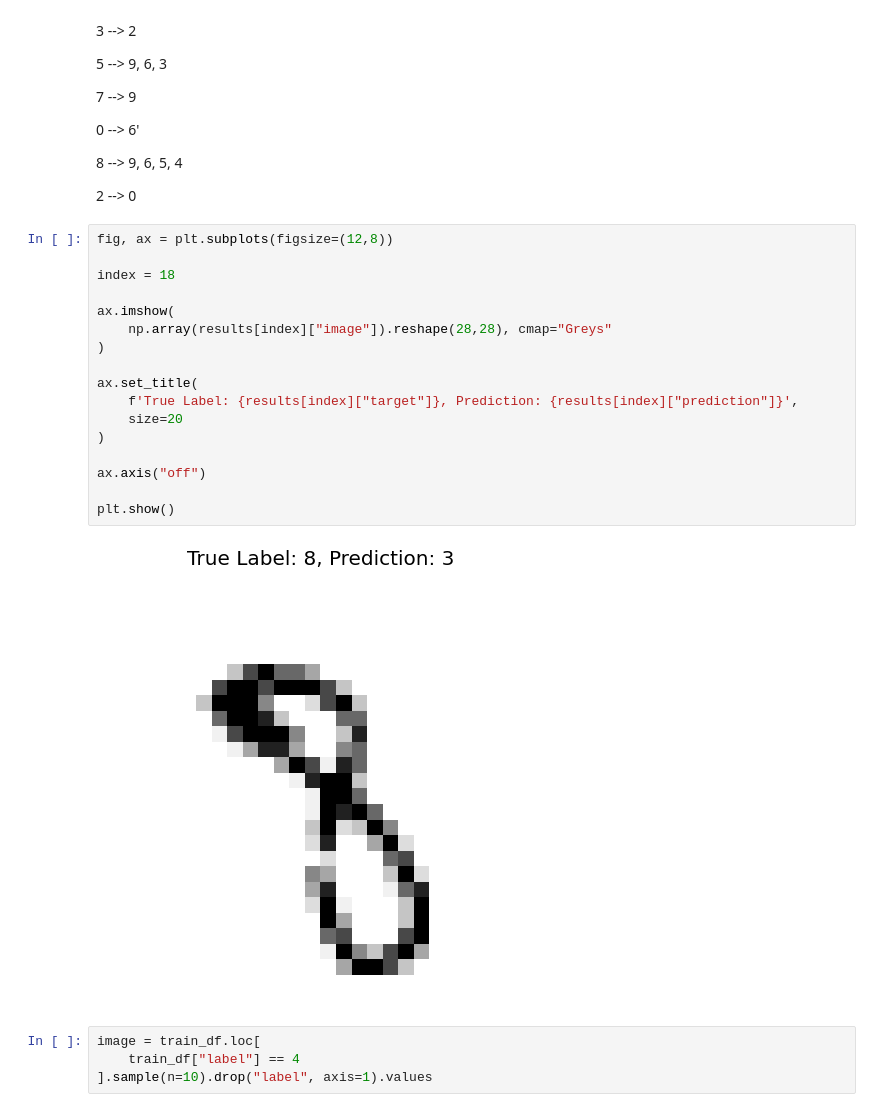
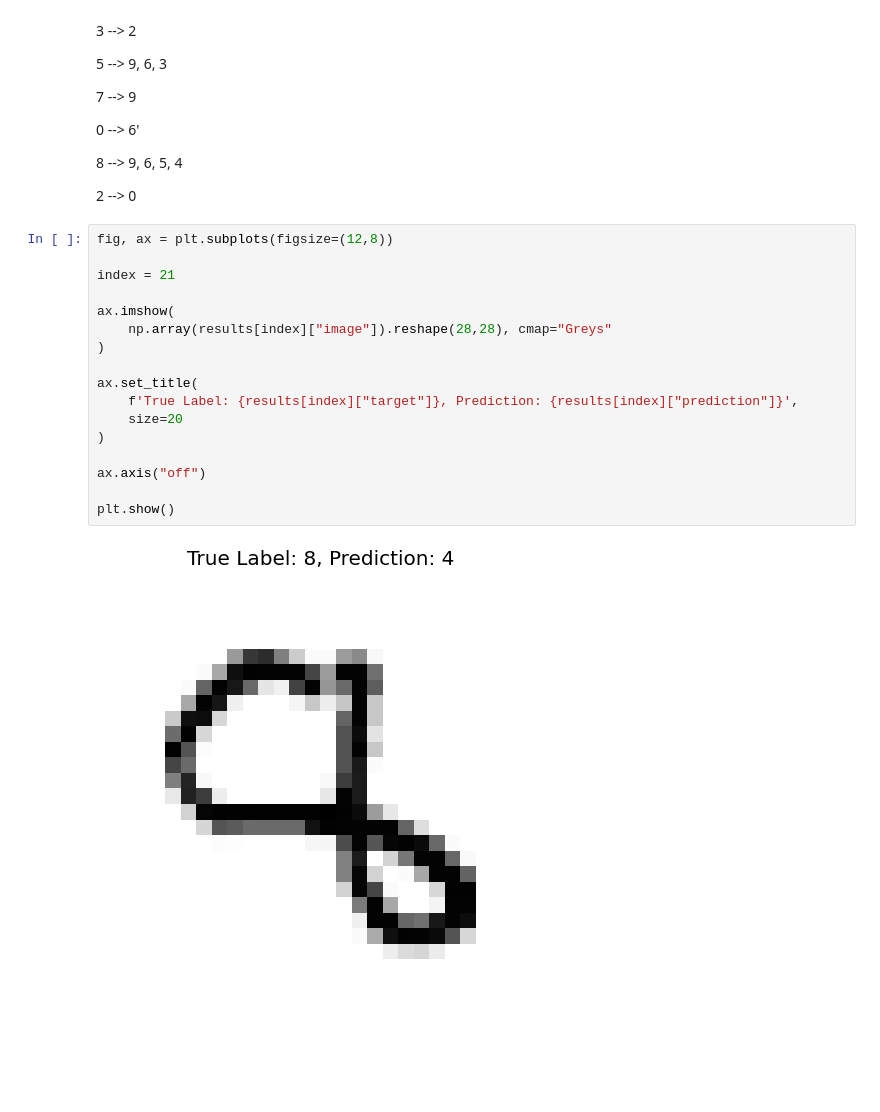
Before and after one commit to Slothfulwave612/Practical-Deep-Learning, a Jupyter notebook: 02_Digit_Recognizer/notebook/experiment.ipynb, the cells around one changed output. Cells and saved outputs as stored; diff of their text form; blank space fills up the shorter version.

```diff
--- a/02_Digit_Recognizer/notebook/experiment.ipynb
+++ b/02_Digit_Recognizer/notebook/experiment.ipynb
@@ -41,23 +45,19 @@ len(results)
 # %%
 fig, ax = plt.subplots(figsize=(12,8))
 
-index = 18
+index = 21
 
 ax.imshow(
     np.array(results[index]["image"]).reshape(28,28), cmap="Greys"
 )
 
 ax.set_title(
     f'True Label: {results[index]["target"]}, Prediction: {results[index]["prediction"]}',
     size=20
 )
 
 ax.axis("off")
 
 plt.show()
 # %% [output]
-[figure, old version]
+[figure, new version]
-# %%
-image = train_df.loc[
-    train_df["label"] == 4
-].sample(n=10).drop("label", axis=1).values
```
Also changed, not shown: parts of 11 cells of this notebook, 9 other files.
